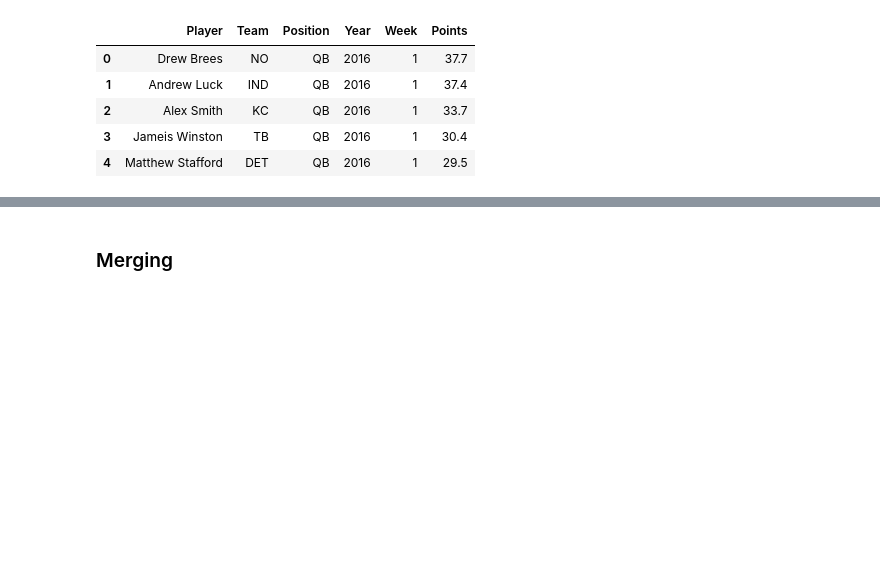
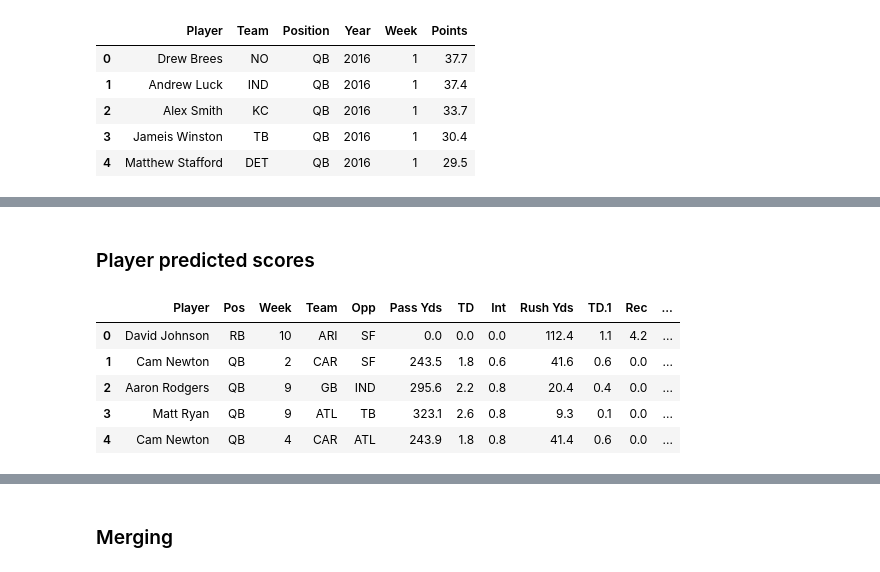
Before and after one commit to jankcious/w266-FantasyFootball, a Jupyter notebook: scripts/MergingAndPreprocessing.ipynb, the cells around one changed output, grey strips where cells are left out. Saved outputs shown, nothing was run; the diff lists cells and outputs as text; code cells hidden in the pictures; blank space fills up the shorter version.

```diff
--- a/scripts/MergingAndPreprocessing.ipynb
+++ b/scripts/MergingAndPreprocessing.ipynb
@@ -167,0 +204,2 @@ def yearly_average(row):
+# %% [markdown]
+### Player predicted scores
@@ -167,0 +213,9 @@ def yearly_average(row):
+# %%
+preds.head()
+# %% [output]
+|  | Player | Pos | Week | Team | Opp | Pass Yds | TD | Int | Rush Yds | TD.1 | Rec | ... |
+| 0 | David Johnson | RB | 10 | ARI | SF | 0.0 | 0.0 | 0.0 | 112.4 | 1.1 | 4.2 | ... |
+| 1 | Cam Newton | QB | 2 | CAR | SF | 243.5 | 1.8 | 0.6 | 41.6 | 0.6 | 0.0 | ... |
+| 2 | Aaron Rodgers | QB | 9 | GB | IND | 295.6 | 2.2 | 0.8 | 20.4 | 0.4 | 0.0 | ... |
+| 3 | Matt Ryan | QB | 9 | ATL | TB | 323.1 | 2.6 | 0.8 | 9.3 | 0.1 | 0.0 | ... |
+| 4 | Cam Newton | QB | 4 | CAR | ATL | 243.9 | 1.8 | 0.8 | 41.4 | 0.6 | 0.0 | ... |
```
Also changed, not shown: parts of 16 cells of this notebook, 3 other files.
